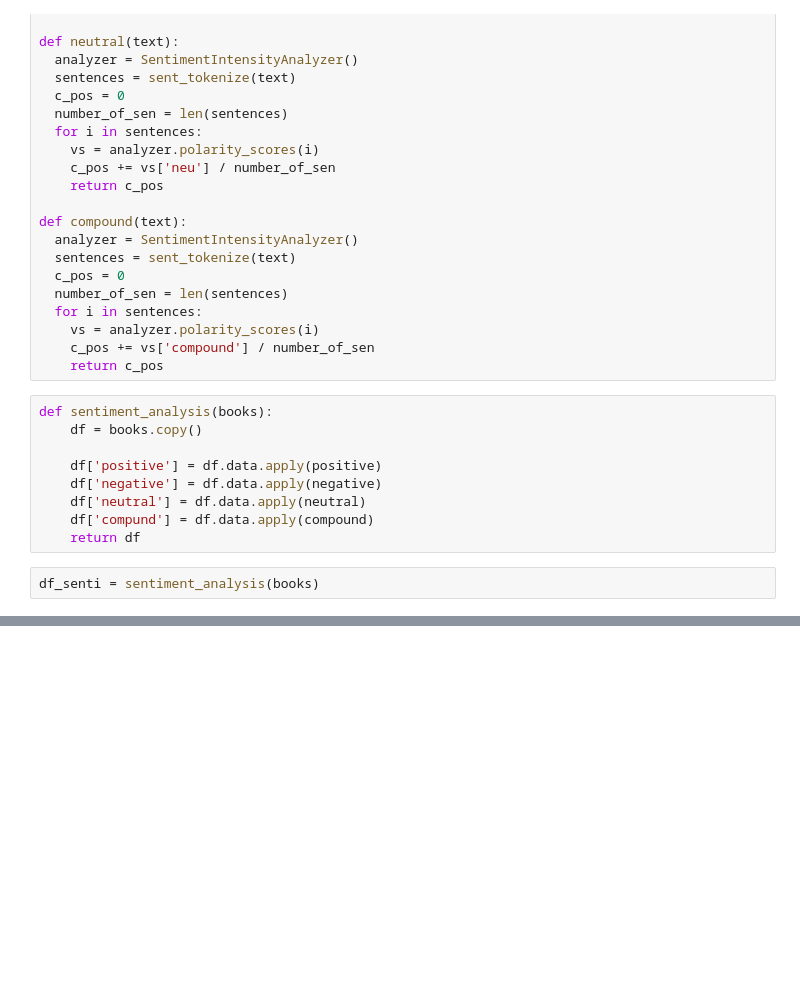
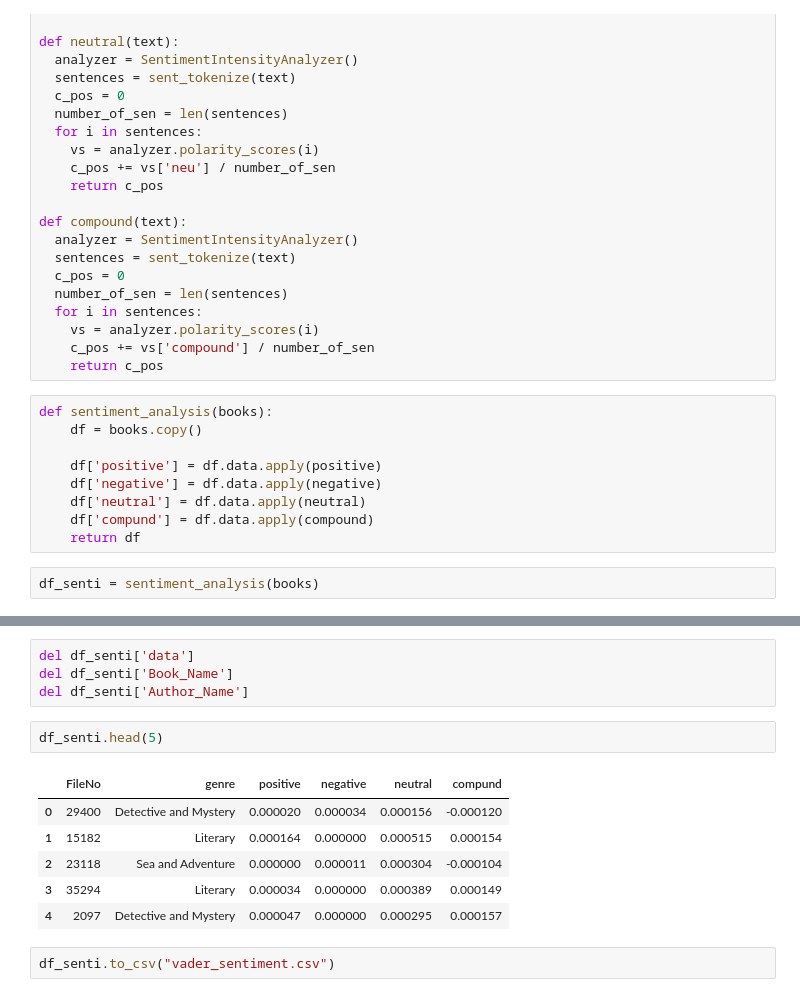
Before and after one commit to BlackCurrantDS/ATiML-Project, a Jupyter notebook: 4_Vader_Sentiment_Analysis.ipynb, the cells around one changed output, grey strips where cells are left out. Saved outputs shown, nothing was run; the diff lists cells and outputs as text; blank space fills up the shorter version.

```diff
--- a/4_Vader_Sentiment_Analysis.ipynb
+++ b/4_Vader_Sentiment_Analysis.ipynb
@@ -89,3 +127,18 @@ df_senti.head(10)
+# %%
+del df_senti['data']
+del df_senti['Book_Name']
+del df_senti['Author_Name']
+# %%
+df_senti.head(5)
+# %% [output]
+|  | FileNo | genre | positive | negative | neutral | compund |
+| 0 | 29400 | Detective and Mystery | 0.000020 | 0.000034 | 0.000156 | -0.000120 |
+| 1 | 15182 | Literary | 0.000164 | 0.000000 | 0.000515 | 0.000154 |
+| 2 | 23118 | Sea and Adventure | 0.000000 | 0.000011 | 0.000304 | -0.000104 |
+| 3 | 35294 | Literary | 0.000034 | 0.000000 | 0.000389 | 0.000149 |
+| 4 | 2097 | Detective and Mystery | 0.000047 | 0.000000 | 0.000295 | 0.000157 |
+# %%
+df_senti.to_csv("vader_sentiment.csv")
 # %%
 import matplotlib.pyplot as plt
 import seaborn as sns
```
Also changed, not shown: parts of 5 cells of this notebook.
